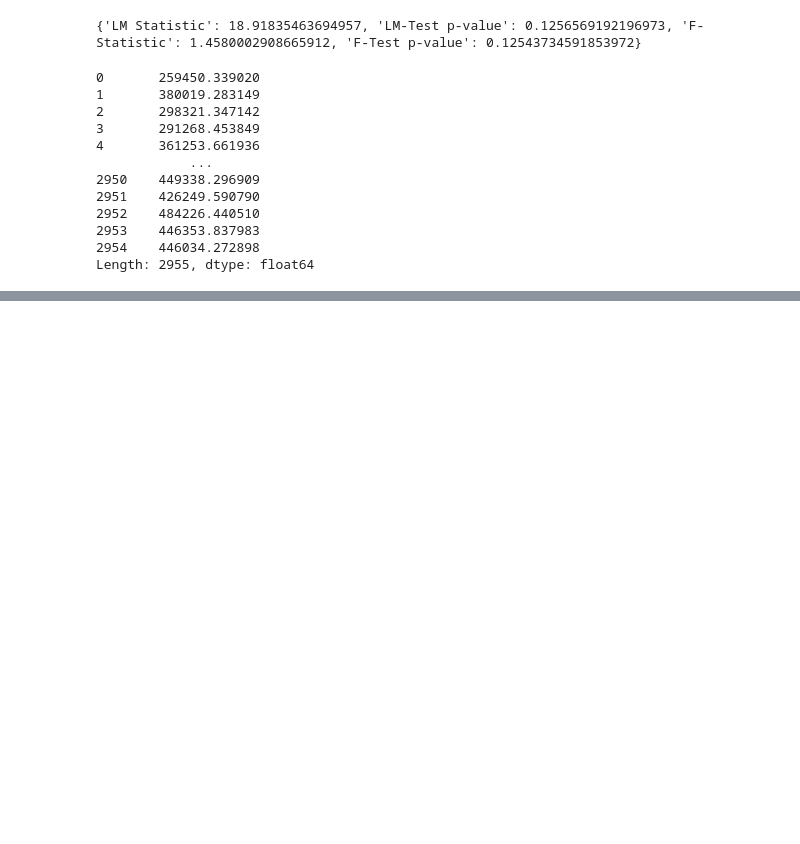
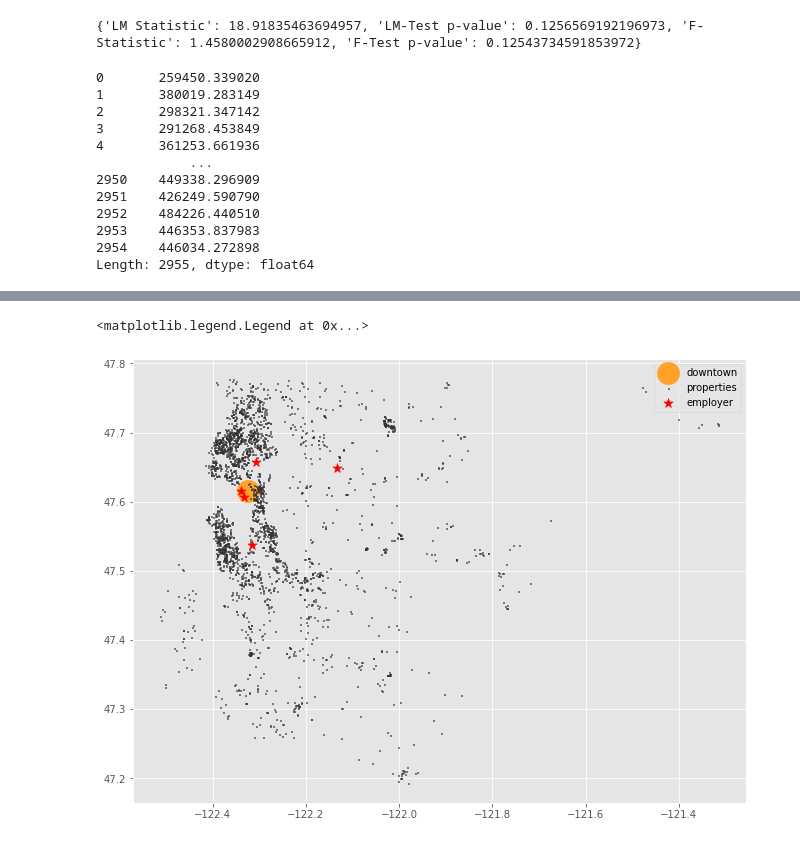
Before and after one commit to cmfritz/dsc-phase-2-project, a Jupyter notebook: analysis.ipynb, the cells around one changed output, grey strips where cells are left out. Saved outputs shown, nothing was run; the diff lists cells and outputs as text; code cells hidden in the pictures; blank space fills up the shorter version.

```diff
--- a/analysis.ipynb
+++ b/analysis.ipynb
@@ -569,0 +574,29 @@ ax.legend(loc="best");
+# %%
+def add_geo_col(df):
+    # create a geometry column
+    geometry = [Point(xy) for xy in zip(df['long'], df['lat'])]
+
+    # Coordinate reference system : WGS84 (the GPS model for conversion)
+    crs = CRS('epsg:4326')
+
+    # Creating a Geographic data frame
+    gdf = gpd.GeoDataFrame(df, crs=crs, geometry=geometry).reset_index()
+    return gdf
+# %%
+gdf2 = pd.read_pickle('data/geodata.pkl')
+# %%
+df_top10_employers = pd.read_csv('data/top_employers.csv')
+df3 = df_top10_employers[df_top10_employers['centralized_campus']=='y'].reset_index()
+gdf3 = add_geo_col(df3)
+# %%
+downtown = Point(-122.3244, 47.6150)
+gdf4 = gpd.GeoSeries(downtown, crs=4326)
+# %%
+fig, ax = plt.subplots(ncols=1, sharex=True, sharey=True, figsize=(11, 20))
+gdf4.plot(ax=ax, marker='o', color='#FFA12A', markersize=500, label='downtown')
+gdf2.plot(ax=ax, marker='s', color='#333333', markersize=1, label='properties')
+gdf3.plot(ax=ax, marker='*', color='r', markersize=100, label='employer')
+ax.legend()
+# %% [output]
+<matplotlib.legend.Legend at 0x...>
+[figure, added]
```
Also changed, not shown: parts of 9 cells of this notebook, 6 other files.
